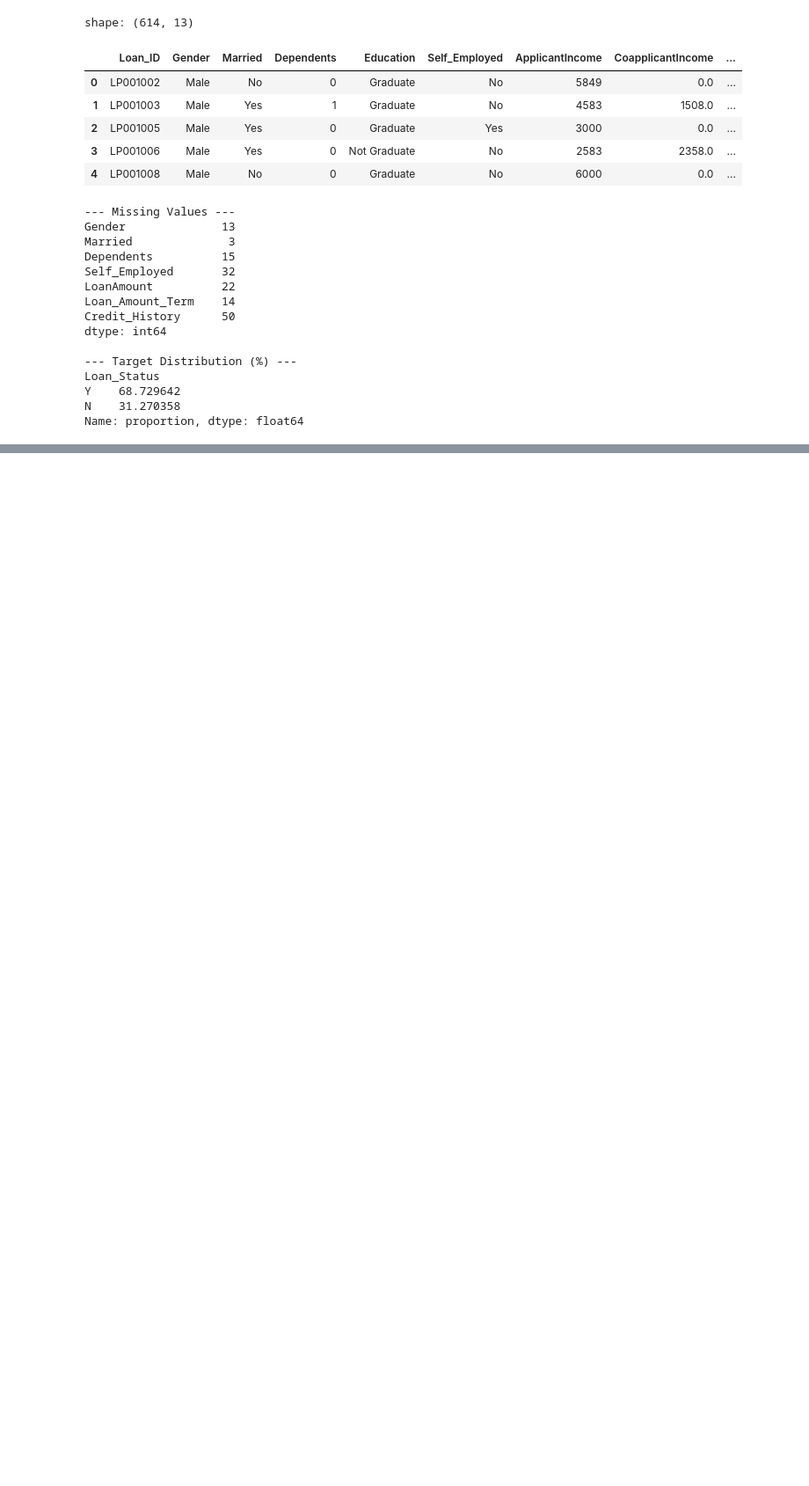
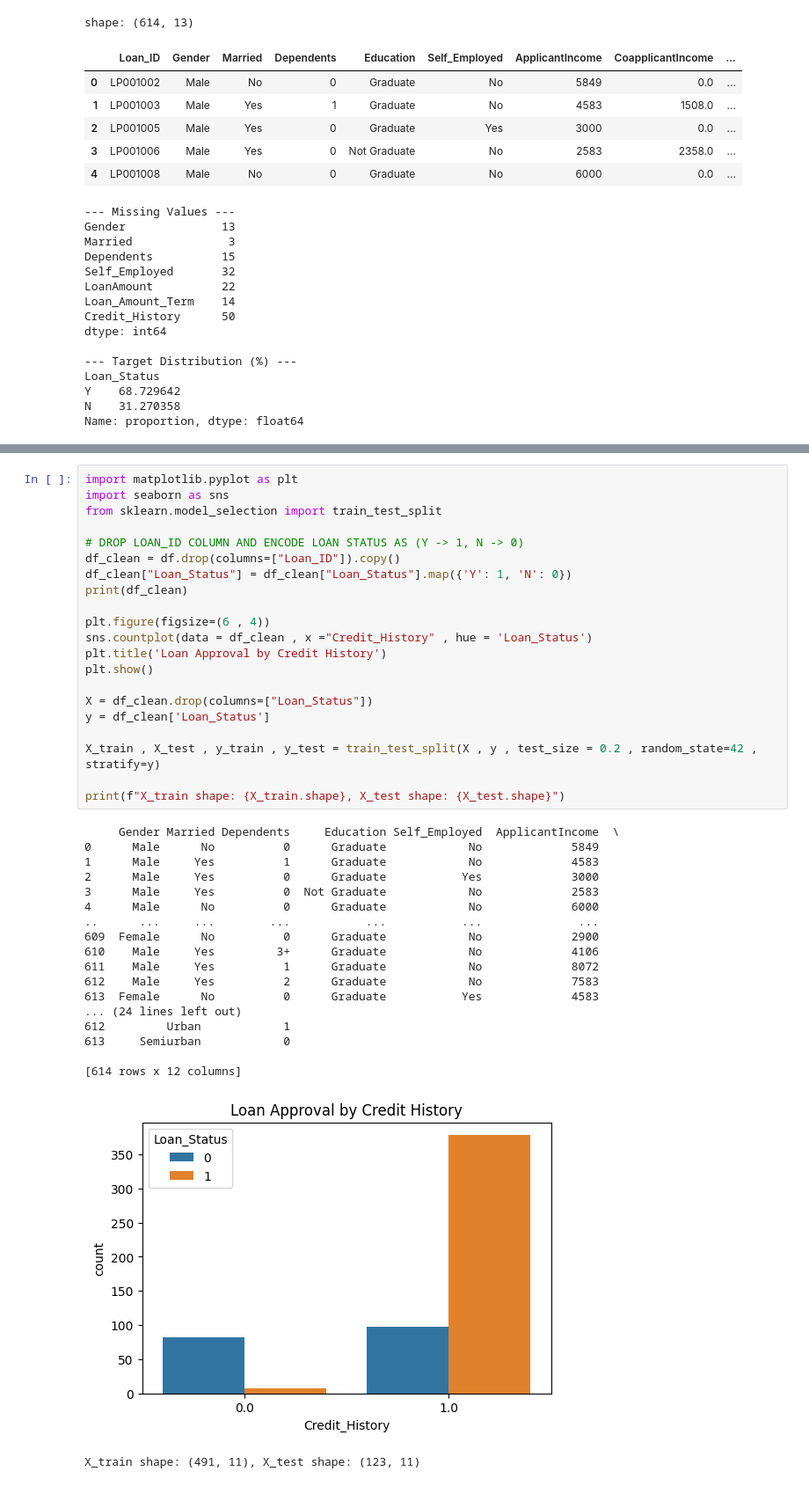
Before and after one commit to sanya-6976/loan-approval-ml-project, a Jupyter notebook: loan_approval_ml.ipynb, the cells around one changed output, grey strips where cells are left out. Shown at 88% size. Drawn from its saved outputs; the diff is of its cells as text; blank space fills up the shorter version.

```diff
--- a/loan_approval_ml.ipynb
+++ b/loan_approval_ml.ipynb
@@ -40,0 +46,41 @@ Name: proportion, dtype: float64
+# %%
+import matplotlib.pyplot as plt
+import seaborn as sns
+from sklearn.model_selection import train_test_split
+
+# DROP LOAN_ID COLUMN AND ENCODE LOAN STATUS AS (Y -> 1, N -> 0)
+df_clean = df.drop(columns=["Loan_ID"]).copy()
+df_clean["Loan_Status"] = df_clean["Loan_Status"].map({'Y': 1, 'N': 0})
+print(df_clean)
+
+plt.figure(figsize=(6 , 4))
+sns.countplot(data = df_clean , x ="Credit_History" , hue = 'Loan_Status')
+plt.title('Loan Approval by Credit History')
+plt.show()
+
+X = df_clean.drop(columns=["Loan_Status"])
+y = df_clean['Loan_Status']
+
+X_train , X_test , y_train , y_test = train_test_split(X , y , test_size = 0.2 , random_state=42 , stratify=y)
+
+print(f"X_train shape: {X_train.shape}, X_test shape: {X_test.shape}")
+# %% [output]
+     Gender Married Dependents     Education Self_Employed  ApplicantIncome  \
+0      Male      No          0      Graduate            No             5849
+1      Male     Yes          1      Graduate            No             4583
+2      Male     Yes          0      Graduate           Yes             3000
+3      Male     Yes          0  Not Graduate            No             2583
+4      Male      No          0      Graduate            No             6000
+..      ...     ...        ...           ...           ...              ...
+609  Female      No          0      Graduate            No             2900
+610    Male     Yes         3+      Graduate            No             4106
+611    Male     Yes          1      Graduate            No             8072
+612    Male     Yes          2      Graduate            No             7583
+613  Female      No          0      Graduate           Yes             4583
+... (24 lines left out)
+612         Urban            1
+613     Semiurban            0
+
+[614 rows x 12 columns]
+[figure, added]
+X_train shape: (491, 11), X_test shape: (123, 11)
```
Also changed, not shown: parts of 2 cells of this notebook.
